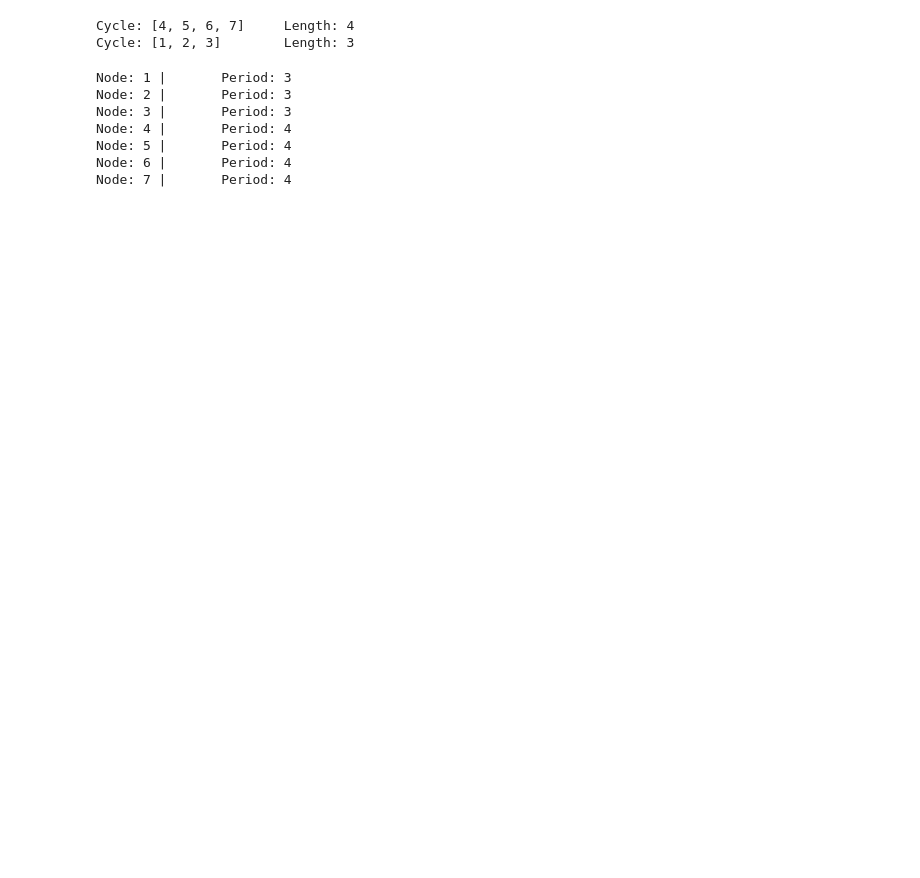
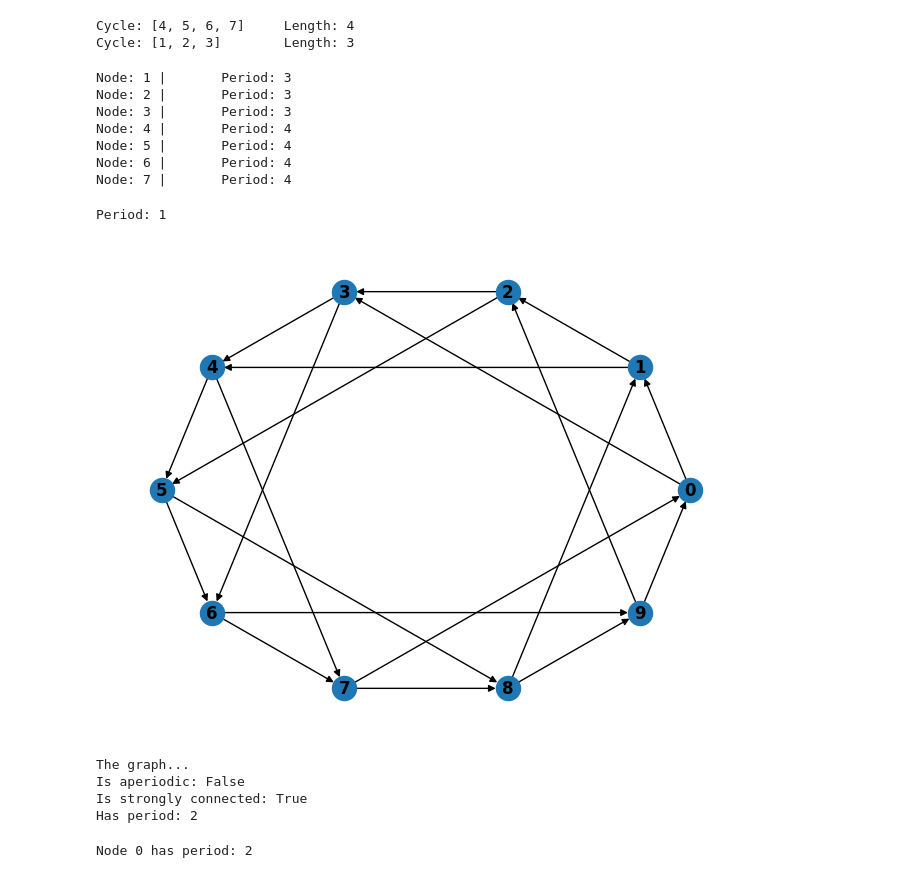
Before and after one commit to MarcTasca/network_dynamics, a Jupyter notebook: labs_mine/lab00.ipynb, the cells around one changed output. Cells and saved outputs as stored; diff of their text form; code cells hidden in the pictures; blank space fills up the shorter version.

```diff
--- a/labs_mine/lab00.ipynb
+++ b/labs_mine/lab00.ipynb
@@ -163,3 +163,73 @@ Node: 4 |       Period: 4
 Node: 5 |       Period: 4
 Node: 6 |       Period: 4
 Node: 7 |       Period: 4
+# %%
+import networkx as nx
+from math import gcd
+from functools import reduce
+
+# create a directed graph
+DG = nx.DiGraph()
+DG.add_edges_from([(1,2),(2,3),(3,1),(4,5),(5,6),(6,7),(7,4),(4,1)])
+
+# find all cycles in the graph
+cycles = list(nx.simple_cycles(DG))
+
+# calculate the period of the graph
+cycles_len = [len(cycle) for cycle in cycles]
+period = reduce(gcd, cycles_len)
+
+# print the result
+print(f"Period: {period}")
+
+# what is the definition of period of the graph?
+# the period of a graph is the greatest common divisor of all cycle lengths in the graph.
+# %% [output]
+Period: 1
+# %%
+# consider this directed graph and do these:
+# 1. check periodicity of the graph
+# 2. check strong connectivity of the graph
+# 3. compute period of graph
+
+# when a graph is periodic?
+# a graph is periodic if it has a period greater than 1.
+
+# note that in a strongly connected graph, the period is the same for all nodes.
+
+DG = nx.DiGraph()
+n_nodes = 10
+nx.add_cycle(DG, range(n_nodes))
+
+for n in range(n_nodes):
+    DG.add_edge(n, (n+3)%n_nodes)
+
+nx.draw_circular(DG, with_labels=True, font_weight='bold')
+# %% [output]
+[figure, added]
+# %%
+# check periodicity of the graph
+print("The graph...")
+print(f"Is aperiodic: {nx.is_aperiodic(DG)}")
+
+# check strong connectivity of the graph
+print(f"Is strongly connected: {nx.is_strongly_connected(DG)}")
+
+# compute period of graph (short way)
+cycles = list(nx.simple_cycles(DG))
+cycles_len = [len(cycle) for cycle in cycles]
+period = reduce(gcd, cycles_len)
+print(f"Has period: {period}")
+# %% [output]
+The graph...
+Is aperiodic: False
+Is strongly connected: True
+Has period: 2
+# %%
+# check periodicity of node 0 -> period of graph
+cycles_len = [len(cycle) for cycle in nx.simple_cycles(DG) if 0 in cycle]
+period = reduce(gcd, cycles_len)
+
+print(f"Node 0 has period: {period}")
+# %% [output]
+Node 0 has period: 2
```
Also changed, not shown: parts of 6 cells of this notebook, 1 other file.
